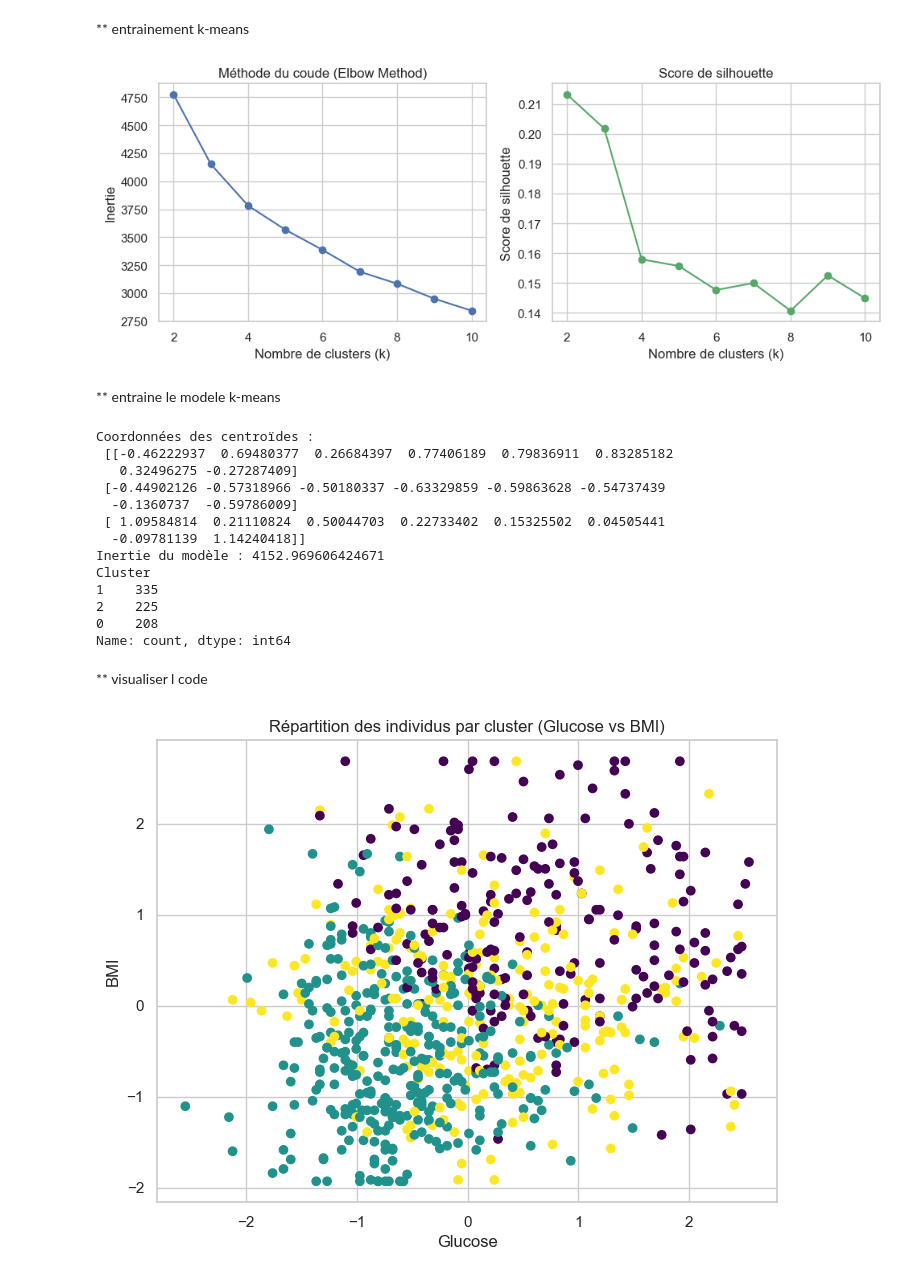
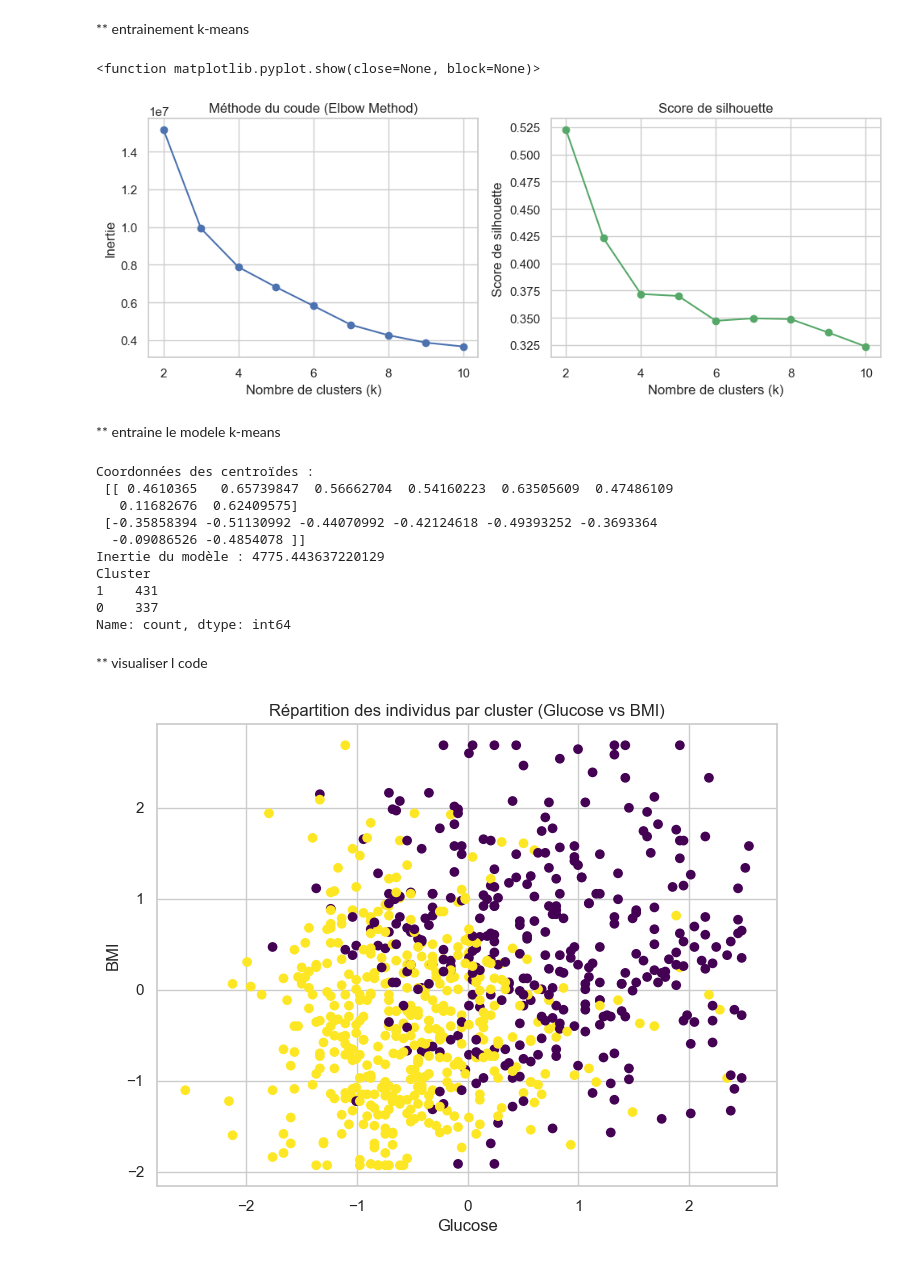
Before and after one commit to MinaELKH/breif2_AnalysePredictionRisqueDiabete, a Jupyter notebook: clustring1.ipynb, the cells around one changed output. Saved outputs shown, nothing was run; the diff lists cells and outputs as text; code cells hidden in the pictures.

```diff
--- a/clustring1.ipynb
+++ b/clustring1.ipynb
@@ -429,22 +471,18 @@ from sklearn.metrics import silhouette_score
 import matplotlib.pyplot as plt
 import pandas as pd
 
-# df_scaled est un DataFrame avec colonnes
-df_scaled = pd.DataFrame(df_scaled, columns=df_clean.drop(columns=['Unnamed: 0']).columns)
-
-# Méthode du coude et silhouette
 inertias = []
 silhouette_scores = []
 K = range(2, 11)
 
 for k in K:
     kmeans = KMeans(n_clusters=k, random_state=42)
-    kmeans.fit(df_scaled)
+    kmeans.fit(df_clean)  # ⚠️ utiliser df_pca, pas df_scaled
     inertias.append(kmeans.inertia_)
-    score = silhouette_score(df_scaled, kmeans.labels_)
+    score = silhouette_score(df_clean, kmeans.labels_)
     silhouette_scores.append(score)
 
-# Courbes
+# 4️⃣ Visualisation
 plt.figure(figsize=(10,4))
 
 plt.subplot(1,2,1)
@@ -460,14 +498,15 @@ plt.xlabel("Nombre de clusters (k)")
 plt.ylabel("Score de silhouette")
 
 plt.tight_layout()
-plt.show()
+plt.show
 # %% [output]
+<function matplotlib.pyplot.show(close=None, block=None)>
-[figure, old version]
+[figure, new version]
 # %% [markdown]
 ** entraine le modele k-means
 # %%
 # Choix arbitraire de k=3 (tu peux changer selon ton analyse)
-kmeans = KMeans(n_clusters=3, random_state=42)
+kmeans = KMeans(n_clusters=2, random_state=42)
 kmeans.fit(df_scaled)
 
 # Ajouter les labels au DataFrame original
@@ -479,28 +518,29 @@ print("Inertie du modèle :", kmeans.inertia_)
 
 # Vérifier la taille des clusters
 print(df_clean['Cluster'].value_counts())
+
+df
 # %% [output]
 Coordonnées des centroïdes :
- [[-0.46222937  0.69480377  0.26684397  0.77406189  0.79836911  0.83285182
-   0.32496275 -0.27287409]
- [-0.44902126 -0.57318966 -0.50180337 -0.63329859 -0.59863628 -0.54737439
-  -0.1360737  -0.59786009]
- [ 1.09584814  0.21110824  0.50044703  0.22733402  0.15325502  0.04505441
-  -0.09781139  1.14240418]]
-Inertie du modèle : 4152.969606424671
+ [[ 0.4610365   0.65739847  0.56662704  0.54160223  0.63505609  0.47486109
+   0.11682676  0.62409575]
+ [-0.35858394 -0.51130992 -0.44070992 -0.42124618 -0.49393252 -0.3693364
+  -0.09086526 -0.4854078 ]]
+Inertie du modèle : 4775.443637220129
 Cluster
-1    335
-2    225
-0    208
+1    431
+0    337
 Name: count, dtype: int64
 # %% [markdown]
 ** visualiser l code
 # %%
 plt.figure(figsize=(8,6))
 plt.scatter(df_scaled['Glucose'], df_scaled['BMI'], c=df_clean['Cluster'], cmap='viridis')
 plt.title('Répartition des individus par cluster (Glucose vs BMI)')
 plt.xlabel('Glucose')
 plt.ylabel('BMI')
 plt.show()
+
+df_scaled.describe()
 # %% [output]
-[figure, old version]
+[figure, new version]
```
Also changed, not shown: parts of 5 cells of this notebook, 1 other file.
